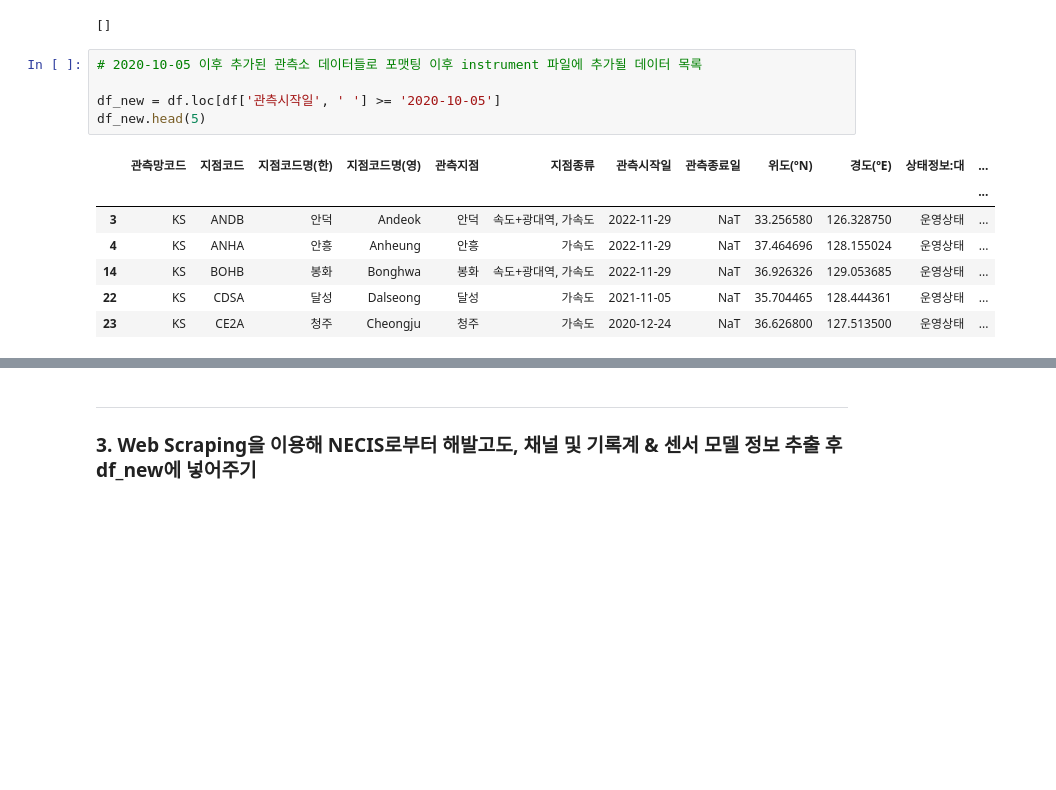
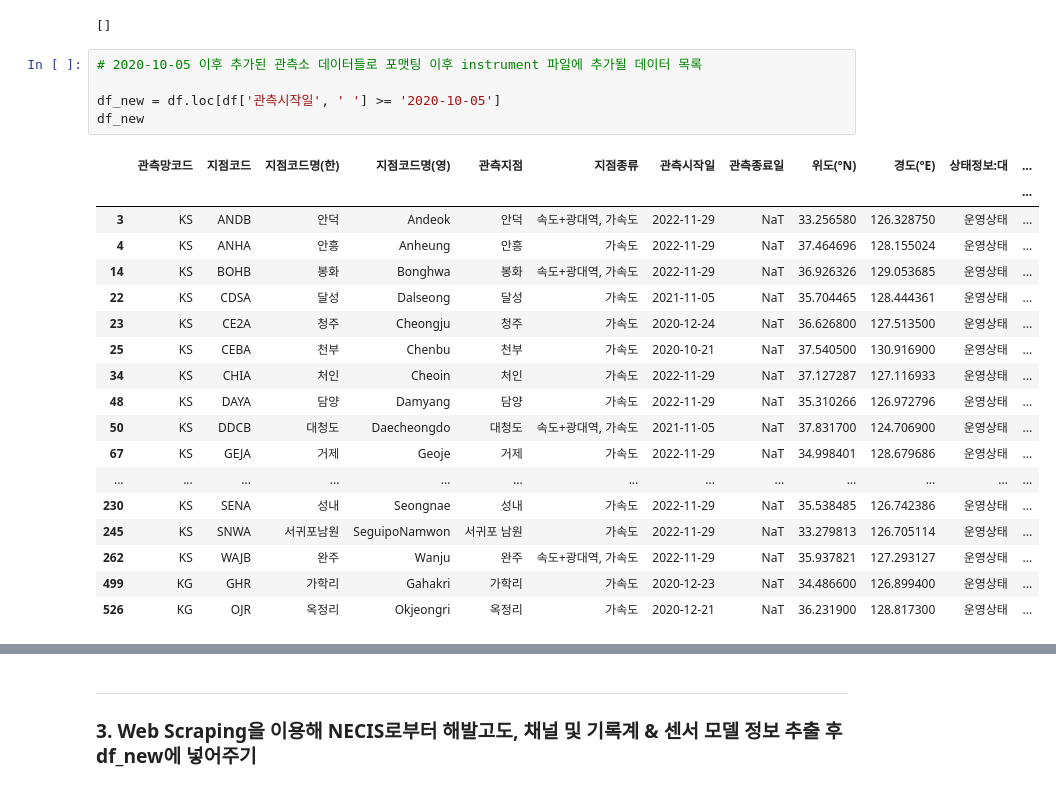
Before and after one commit to 1epss/Seismic-waves-study_Linux, a Jupyter notebook: korea_instrument.ipynb, the cells around one changed output, grey strips where cells are left out. Saved outputs shown, nothing was run; the diff lists cells and outputs as text; blank space fills up the shorter version.

```diff
--- a/korea_instrument.ipynb
+++ b/korea_instrument.ipynb
@@ -169,13 +181,24 @@ list(set(new_value) & set(inst_value))
 # %%
 # 2020-10-05 이후 추가된 관측소 데이터들로 포맷팅 이후 instrument 파일에 추가될 데이터 목록
 
 df_new = df.loc[df['관측시작일', ' '] >= '2020-10-05']
-df_new.head(5)
+df_new
 # %% [output]
 |  | 관측망코드 | 지점코드 | 지점코드명(한) | 지점코드명(영) | 관측지점 | 지점종류 | 관측시작일 | 관측종료일 | 위도(ºN) | 경도(ºE) | 상태정보:대 | ... |
 |  |  |  |  |  |  |  |  |  |  |  |  | ... |
 | 3 | KS | ANDB | 안덕 | Andeok | 안덕 | 속도+광대역, 가속도 | 2022-11-29 | NaT | 33.256580 | 126.328750 | 운영상태 | ... |
 | 4 | KS | ANHA | 안흥 | Anheung | 안흥 | 가속도 | 2022-11-29 | NaT | 37.464696 | 128.155024 | 운영상태 | ... |
 | 14 | KS | BOHB | 봉화 | Bonghwa | 봉화 | 속도+광대역, 가속도 | 2022-11-29 | NaT | 36.926326 | 129.053685 | 운영상태 | ... |
 | 22 | KS | CDSA | 달성 | Dalseong | 달성 | 가속도 | 2021-11-05 | NaT | 35.704465 | 128.444361 | 운영상태 | ... |
 | 23 | KS | CE2A | 청주 | Cheongju | 청주 | 가속도 | 2020-12-24 | NaT | 36.626800 | 127.513500 | 운영상태 | ... |
+| 25 | KS | CEBA | 천부 | Chenbu | 천부 | 가속도 | 2020-10-21 | NaT | 37.540500 | 130.916900 | 운영상태 | ... |
+| 34 | KS | CHIA | 처인 | Cheoin | 처인 | 가속도 | 2022-11-29 | NaT | 37.127287 | 127.116933 | 운영상태 | ... |
+| 48 | KS | DAYA | 담양 | Damyang | 담양 | 가속도 | 2022-11-29 | NaT | 35.310266 | 126.972796 | 운영상태 | ... |
+| 50 | KS | DDCB | 대청도 | Daecheongdo | 대청도 | 속도+광대역, 가속도 | 2021-11-05 | NaT | 37.831700 | 124.706900 | 운영상태 | ... |
+| 67 | KS | GEJA | 거제 | Geoje | 거제 | 가속도 | 2022-11-29 | NaT | 34.998401 | 128.679686 | 운영상태 | ... |
+| ... | ... | ... | ... | ... | ... | ... | ... | ... | ... | ... | ... | ... |
+| 230 | KS | SENA | 성내 | Seongnae | 성내 | 가속도 | 2022-11-29 | NaT | 35.538485 | 126.742386 | 운영상태 | ... |
+| 245 | KS | SNWA | 서귀포남원 | SeguipoNamwon | 서귀포 남원 | 가속도 | 2022-11-29 | NaT | 33.279813 | 126.705114 | 운영상태 | ... |
+| 262 | KS | WAJB | 완주 | Wanju | 완주 | 속도+광대역, 가속도 | 2022-11-29 | NaT | 35.937821 | 127.293127 | 운영상태 | ... |
+| 499 | KG | GHR | 가학리 | Gahakri | 가학리 | 가속도 | 2020-12-23 | NaT | 34.486600 | 126.899400 | 운영상태 | ... |
+| 526 | KG | OJR | 옥정리 | Okjeongri | 옥정리 | 가속도 | 2020-12-21 | NaT | 36.231900 | 128.817300 | 운영상태 | ... |
```
Also changed, not shown: parts of 20 cells of this notebook, 2 other files.
